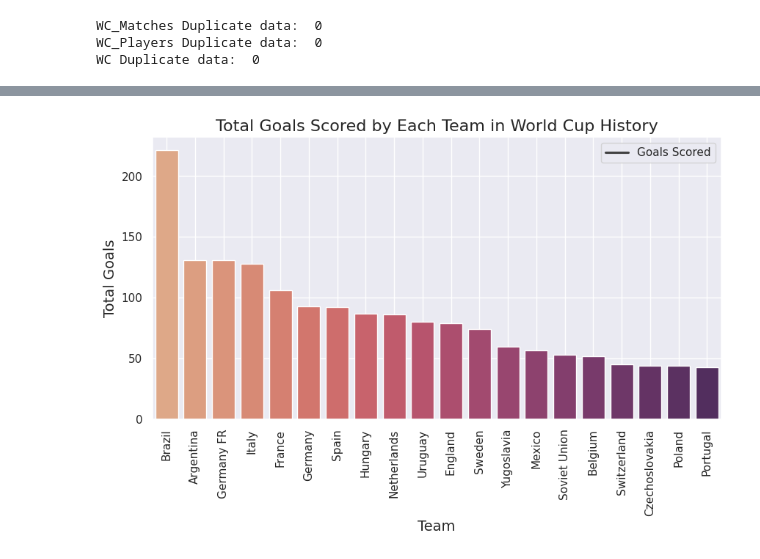
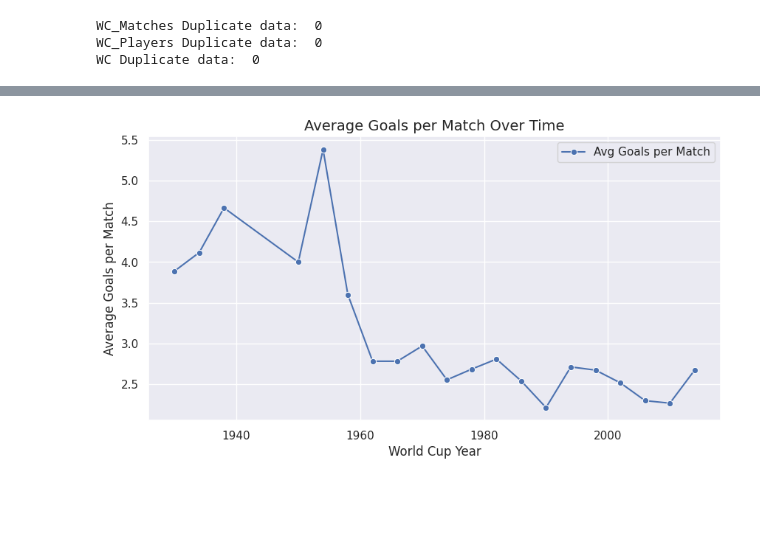
Before and after one commit to Rathod11jay/Unified_Mentor, a Jupyter notebook: FIFA_World_Cup_Analysis.ipynb, the cells around one changed output, grey strips where cells are left out. Saved outputs shown, nothing was run; the diff lists cells and outputs as text; code cells hidden in the pictures; blank space fills up the shorter version.

```diff
--- a/FIFA_World_Cup_Analysis.ipynb
+++ b/FIFA_World_Cup_Analysis.ipynb
@@ -529,18 +132,14 @@ plt.show()
-# %%
-sns.set_theme()
-
-# Calculate total goals per team
-team_goals = (WC_Matches.groupby('Home Team Name')['Home Team Goals'].sum() +
-              WC_Matches.groupby('Away Team Name')['Away Team Goals'].sum()).sort_values(ascending=False)
-
-plt.figure(figsize=(10, 5))
-sns.barplot(x=team_goals.head(20).index, y=team_goals.head(20).values, palette='flare')
-plt.title('Total Goals Scored by Each Team in World Cup History', fontsize=16)
-plt.xlabel('Team', fontsize=14)
-plt.ylabel('Total Goals', fontsize=14)
-plt.xticks(rotation=90)
-plt.legend(labels=['Goals Scored'])
-plt.grid(True)
-plt.show()
-# %% [output]
-[figure, removed]
+# %%
+# Calculate average goals per match for each World Cup
+avg_goals_per_cup = WC_Matches.groupby('Year')[['Home Team Goals', 'Away Team Goals']].sum().sum(axis=1) / WC_Matches.groupby('Year')['MatchID'].count()
+
+plt.figure(figsize=(10, 5))
+sns.lineplot(x=avg_goals_per_cup.index, y=avg_goals_per_cup.values, marker='o', palette='crest')
+plt.title('Average Goals per Match Over Time', fontsize=14)
+plt.xlabel('World Cup Year')
+plt.ylabel('Average Goals per Match')
+plt.legend(labels=['Avg Goals per Match'])
+plt.grid(True)
+plt.show()
+# %% [output]
+[figure, added]
```
Also changed, not shown: parts of 39 cells of this notebook.
